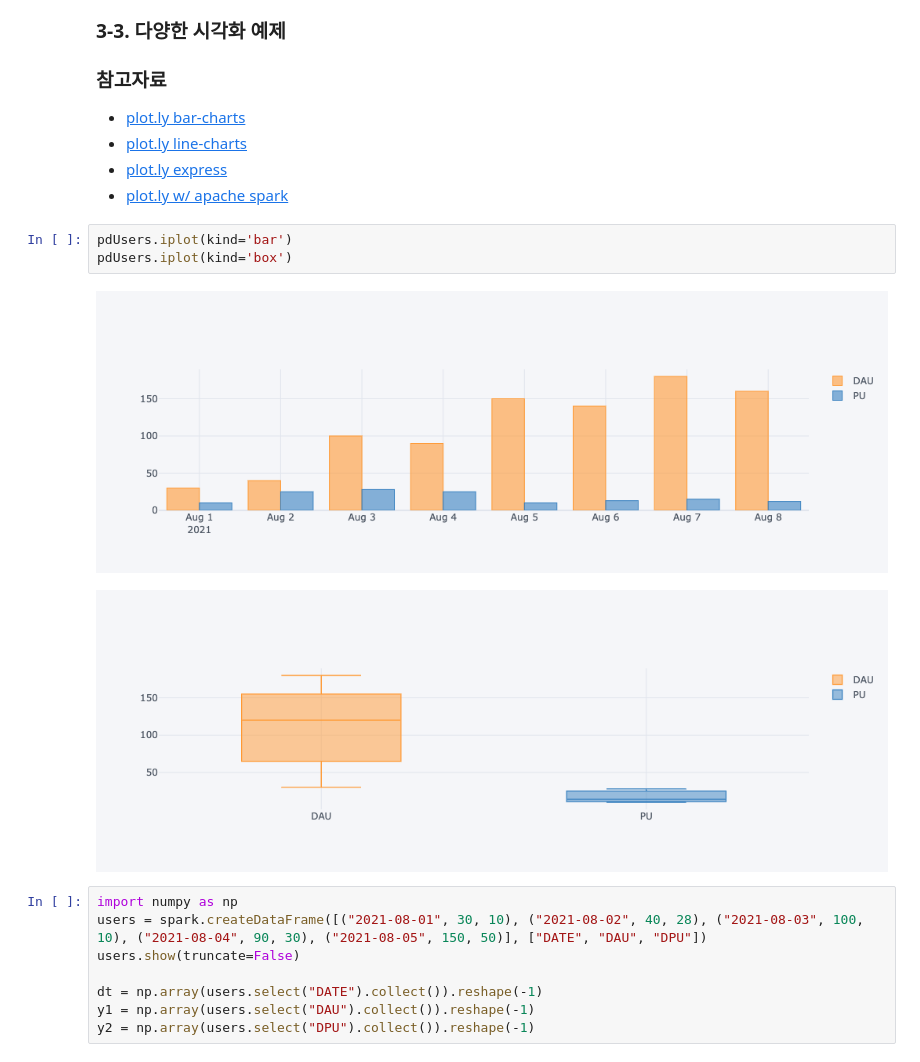
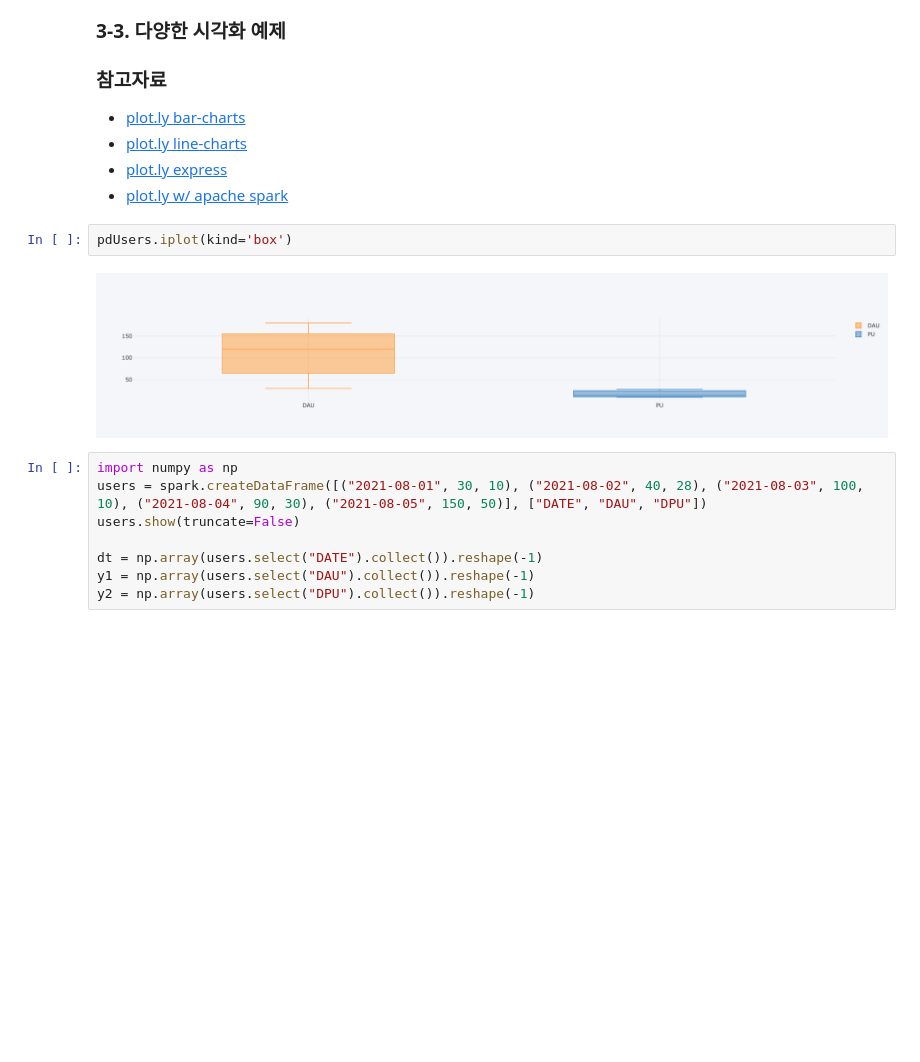
Before and after one commit to psyoblade/data-engineer-intermediate-training, a Jupyter notebook: day9/notebooks/data-engineer-lgde-plot.ipynb, the cells around one changed output. Cells and saved outputs as stored; diff of their text form; blank space fills up the shorter version.

```diff
--- a/day9/notebooks/data-engineer-lgde-plot.ipynb
+++ b/day9/notebooks/data-engineer-lgde-plot.ipynb
@@ -125,11 +198,9 @@ fig.show()
 * [plot.ly express](https://plotly.com/python/px-arguments/)
 * [plot.ly w/ apache spark](https://plotly.com/python/v3/apache-spark/)
 # %%
-pdUsers.iplot(kind='bar')
 pdUsers.iplot(kind='box')
 # %% [output]
-[figure, old version]
+[figure, new version]
-[figure, removed]
 # %%
 import numpy as np
 users = spark.createDataFrame([("2021-08-01", 30, 10), ("2021-08-02", 40, 28), ("2021-08-03", 100, 10), ("2021-08-04", 90, 30), ("2021-08-05", 150, 50)], ["DATE", "DAU", "DPU"])
```
Also changed, not shown: parts of 16 cells of this notebook.
